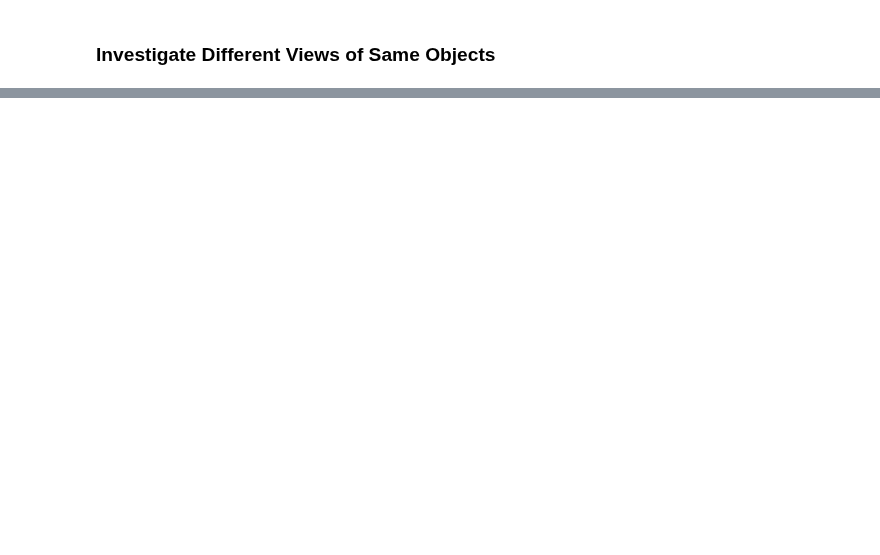
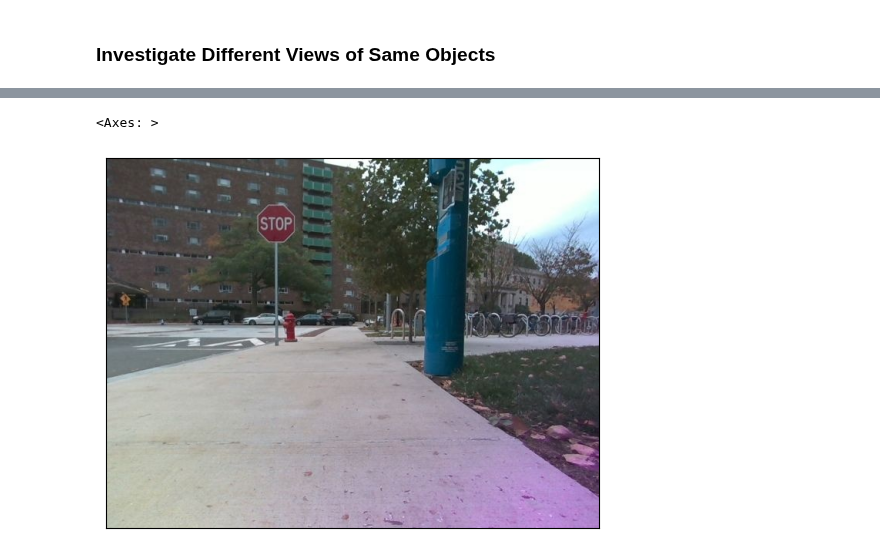
Before and after one commit to mit-acl/roman, a Jupyter notebook: notebooks/24_clip_bbox_investigation.ipynb, the cells around one changed output, grey strips where cells are left out. Cells and saved outputs as stored; diff of their text form; code cells hidden in the pictures; blank space fills up the shorter version.

```diff
--- a/notebooks/24_clip_bbox_investigation.ipynb
+++ b/notebooks/24_clip_bbox_investigation.ipynb
@@ -137,0 +174,18 @@ plt.show()
+# %%
+with open("/home/lucas/Workspace/sparse_mapping/segment_track/demo/params/kmd_sparkal2.yaml", 'r') as f:
+    params = yaml.safe_load(f)
+img_data_sparkal2 = ImgData.from_bag(
+    path="/home/lucas/Workspace/sparse_mapping/kimera_multi_data/bags/sparkal2.bag",
+    topic="/sparkal2/forward/color/image_raw/compressed",
+    compressed=True
+)
+pose_data_sparkal2 = PoseData.from_csv(
+    path="/home/lucas/Workspace/sparse_mapping/kimera_multi_data/gt/sparkal2.csv",
+    csv_options=params['pose_data']['csv_options']
+)
+# %%
+t = img_data_sparkal2.t0 + 300 + 250
+img_data_sparkal2.show(t)
+# %% [output]
+<Axes: >
+[figure, added]
```
Also changed, not shown: parts of 34 cells of this notebook, 5 other files.
